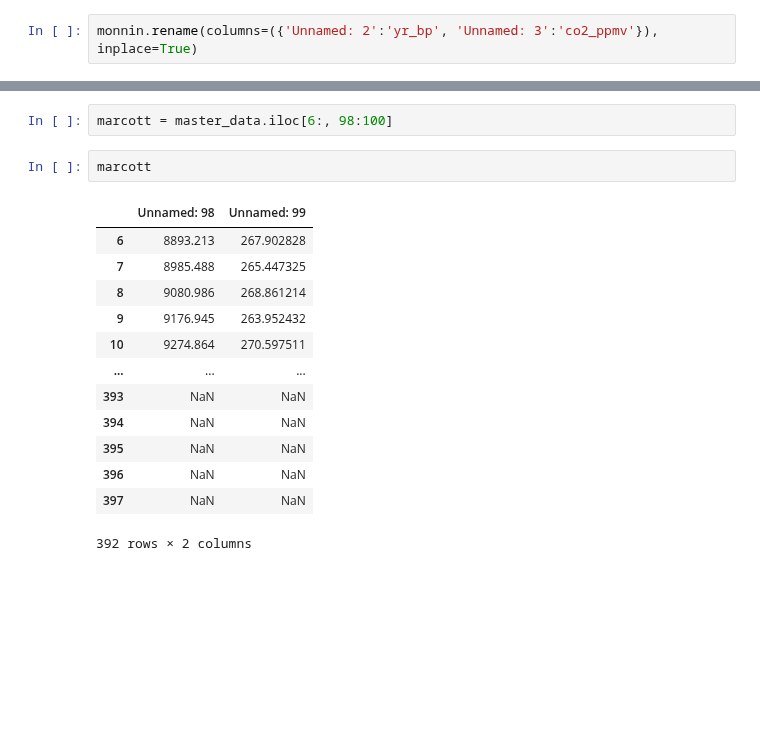
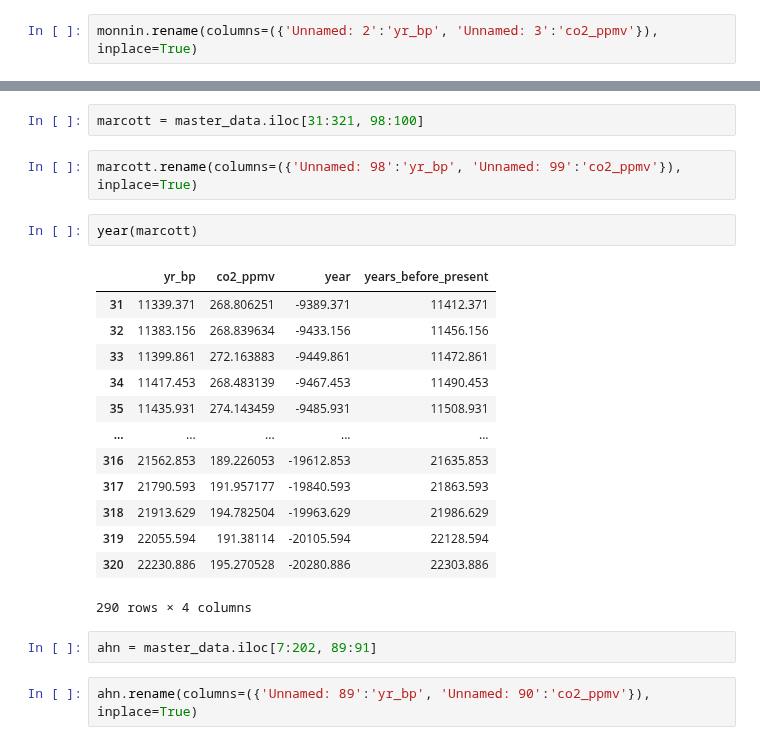
Before and after one commit to humphs078/Owner-avatar-programming_for_data_analysis_assignment_2, a Jupyter notebook: rough_work/ml_test_.ipynb, the cells around one changed output, grey strips where cells are left out. Saved outputs shown, nothing was run; the diff lists cells and outputs as text; blank space fills up the shorter version.

```diff
--- a/rough_work/ml_test_.ipynb
+++ b/rough_work/ml_test_.ipynb
@@ -144,18 +97,24 @@ monnin
 # %%
-marcott = master_data.iloc[6:, 98:100]
+marcott = master_data.iloc[31:321, 98:100]
-# %%
-marcott
-# %% [output]
-|  | Unnamed: 98 | Unnamed: 99 |
-| 6 | 8893.213 | 267.902828 |
-| 7 | 8985.488 | 265.447325 |
-| 8 | 9080.986 | 268.861214 |
-| 9 | 9176.945 | 263.952432 |
-| 10 | 9274.864 | 270.597511 |
-| ... | ... | ... |
-| 393 | NaN | NaN |
-| 394 | NaN | NaN |
-| 395 | NaN | NaN |
-| 396 | NaN | NaN |
-| 397 | NaN | NaN |
-392 rows × 2 columns
+# %%
+marcott.rename(columns=({'Unnamed: 98':'yr_bp', 'Unnamed: 99':'co2_ppmv'}), inplace=True)
+# %%
+year(marcott)
+# %% [output]
+|  | yr_bp | co2_ppmv | year | years_before_present |
+| 31 | 11339.371 | 268.806251 | -9389.371 | 11412.371 |
+| 32 | 11383.156 | 268.839634 | -9433.156 | 11456.156 |
+| 33 | 11399.861 | 272.163883 | -9449.861 | 11472.861 |
+| 34 | 11417.453 | 268.483139 | -9467.453 | 11490.453 |
+| 35 | 11435.931 | 274.143459 | -9485.931 | 11508.931 |
+| ... | ... | ... | ... | ... |
+| 316 | 21562.853 | 189.226053 | -19612.853 | 21635.853 |
+| 317 | 21790.593 | 191.957177 | -19840.593 | 21863.593 |
+| 318 | 21913.629 | 194.782504 | -19963.629 | 21986.629 |
+| 319 | 22055.594 | 191.38114 | -20105.594 | 22128.594 |
+| 320 | 22230.886 | 195.270528 | -20280.886 | 22303.886 |
+290 rows × 4 columns
+# %%
+ahn = master_data.iloc[7:202, 89:91]
+# %%
+ahn.rename(columns=({'Unnamed: 89':'yr_bp', 'Unnamed: 90':'co2_ppmv'}), inplace=True)
```
Also changed, not shown: parts of 27 cells of this notebook.
